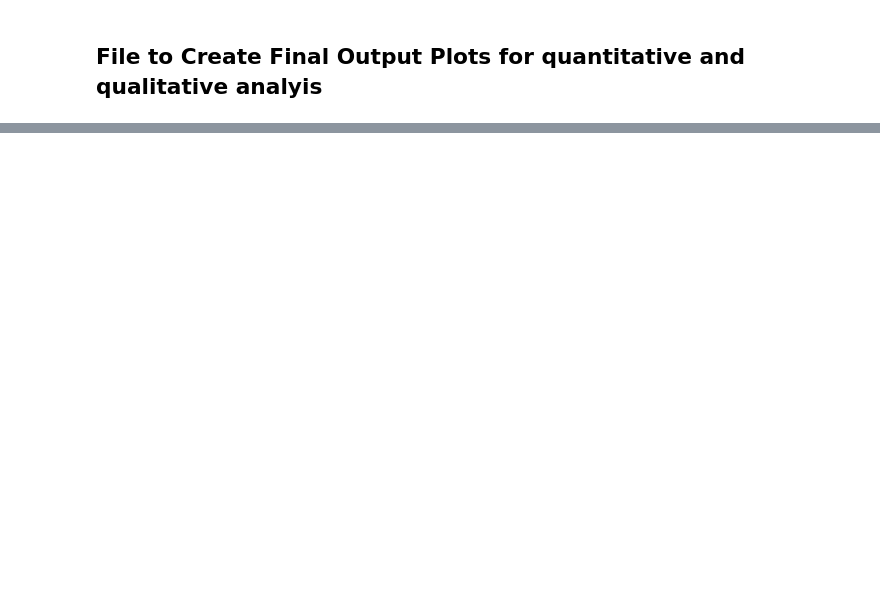
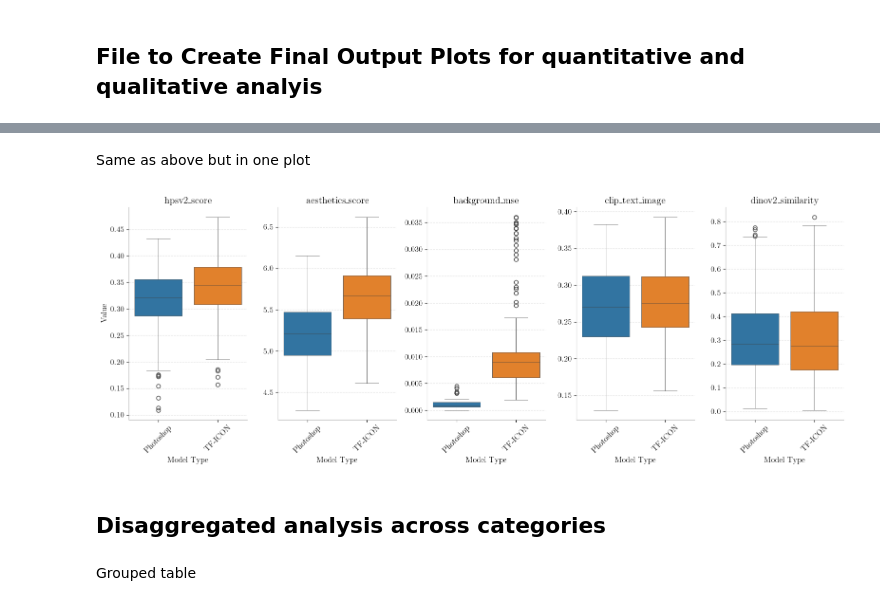
Before and after one commit to antoniomari/dit-editor, a Jupyter notebook: notebooks/create_output_plots.ipynb, the cells around one changed output, grey strips where cells are left out. Cells and saved outputs as stored; diff of their text form; code cells hidden in the pictures; blank space fills up the shorter version.

```diff
--- a/notebooks/create_output_plots.ipynb
+++ b/notebooks/create_output_plots.ipynb
@@ -14,0 +32,5 @@ scores = pd.read_csv('scores.csv')
+# %%
+scores_flat = pd.melt(scores, id_vars=['model_type', 'image_index', "category"],
+                      var_name='metric',
+                      value_name='value')
+scores_flat
@@ -14,0 +175,12 @@ scores = pd.read_csv('scores.csv')
+# %%
+for metric in scores_flat['metric'].unique():
+    plt.figure(figsize=(6, 6))
+    sns.boxplot(data=scores_flat[scores_flat['metric'] == metric], x='model_type',
+                    y='value', hue='model_type',
+                    dodge=True, linewidth=0.5)
+    plt.title(f'Boxplot of {metric} by model type')
+    plt.ylabel('Value')
+    plt.xlabel('Model Type')
+    plt.grid(axis='y', linestyle='--', alpha=0.7)
+    # plt.savefig(f'boxplot_{metric}.pdf')
+    plt.show()
@@ -14,0 +193,31 @@ scores = pd.read_csv('scores.csv')
+# %% [markdown]
+Same as above but in one plot
+# %%
+metrics = scores_flat['metric'].unique()
+num_metrics = len(metrics)
+
+fig, axes = plt.subplots(1, num_metrics, figsize=(16, 6), sharey=False)
+
+for i, metric in enumerate(metrics):
+    ax = axes[i]
+    sns.boxplot(data=scores_flat[scores_flat['metric'] == metric],
+                x='model_type', y='value',
+                hue="model_type",
+                ax=ax, linewidth=0.5)
+    ax.set_title(f'{metric}')
+    ax.set_ylabel('Value' if i == 0 else '')
+    ax.set_xlabel('Model Type')
+    ax.grid(axis='y', linestyle='--', alpha=0.7)
+
+    # Rotate the x-axis labels if needed
+    ax.tick_params(axis='x', rotation=45)
+
+plt.tight_layout()
+# plt.savefig('all_metrics_boxplot.pdf', bbox_inches='tight')
+plt.show()
+# %% [output]
+[figure, added]
+# %% [markdown]
+## Disaggregated analysis across categories
+# %% [markdown]
+Grouped table
```
Also changed, not shown: parts of 17 cells of this notebook.
